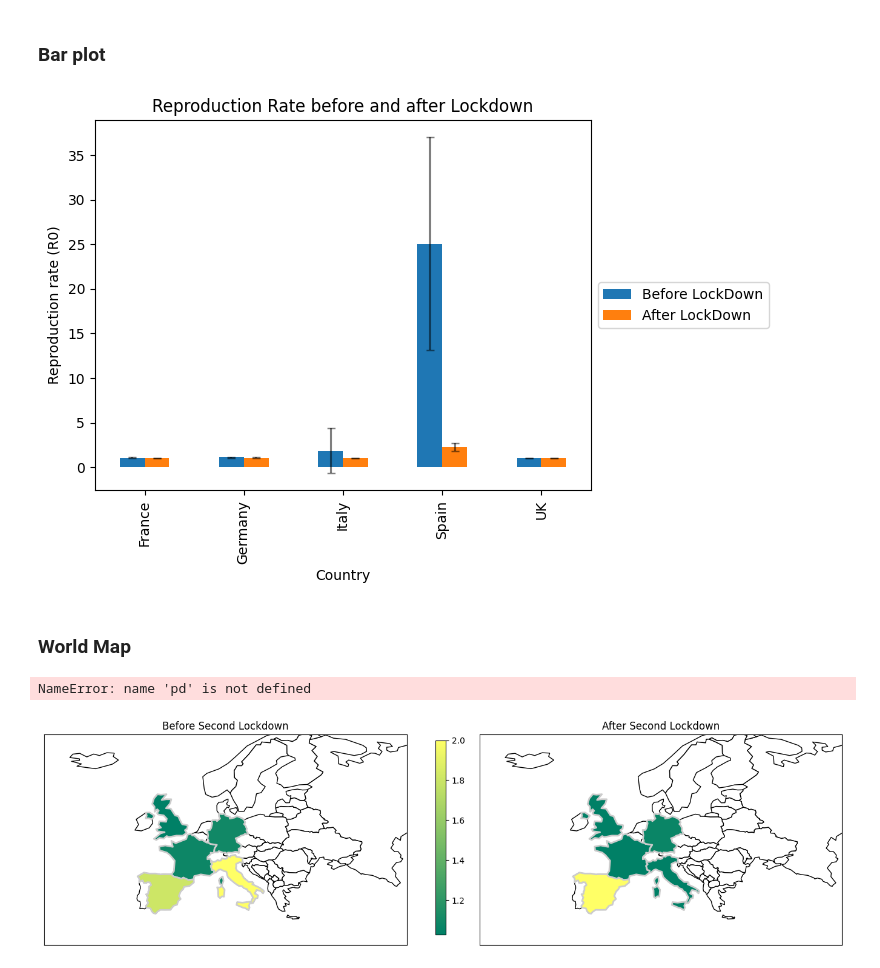
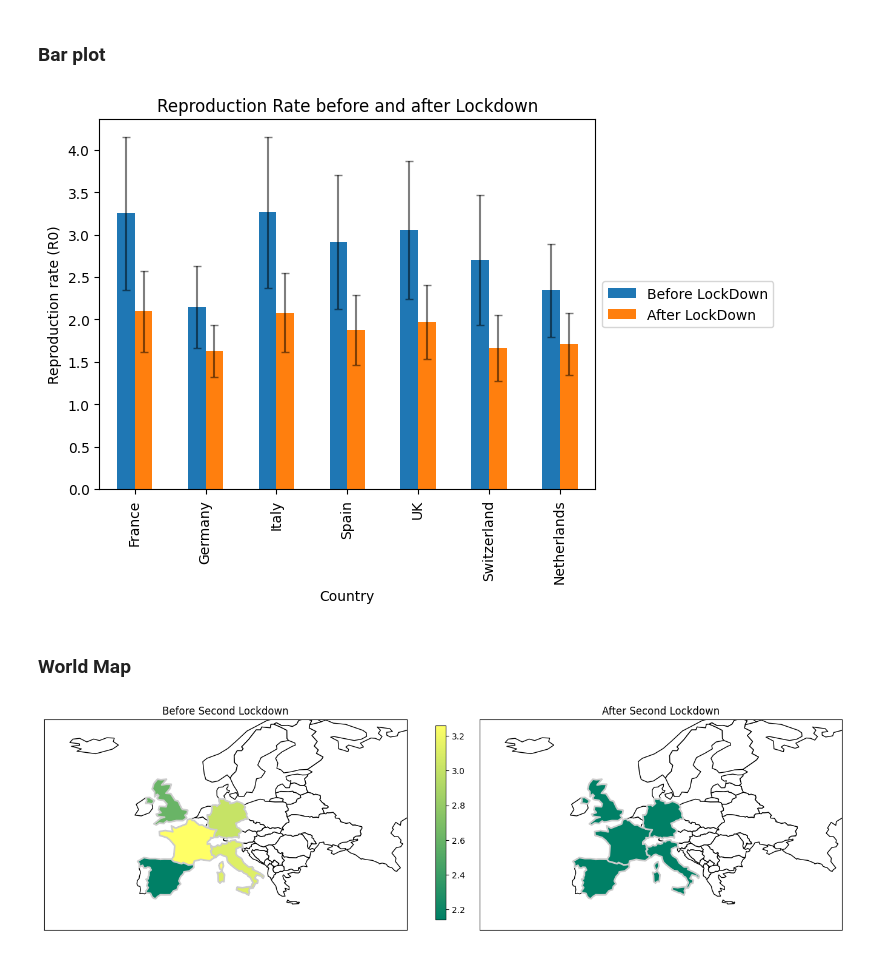
Before and after one commit to zenodea/MCMC_parameter_estimation, a Jupyter notebook: Data Analysis/europe_graph.ipynb, the cells around one changed output. Drawn from its saved outputs; the diff is of its cells as text; code cells hidden in the pictures.

```diff
--- a/Data Analysis/europe_graph.ipynb
+++ b/Data Analysis/europe_graph.ipynb
@@ -12,16 +11,22 @@ geo_df = gpd.read_file(shapefile)
 # %%
 country_names = ['France','Germany','Italy','Spain','UK', 'Switzerland', 'Netherlands']
 data = {}
-data_sl = {}
 sd = {}
-sd_sl = {}
+
+s_data = {}
+s_sd = {}
 for country in country_names:
     df_before = pd.read_csv('mcmc_data/'+country+"/fLock_before.csv")
     df_after = pd.read_csv('mcmc_data/'+country+"/fLock_after.csv")
     data[country] = [df_before.loc[4][1],df_after.loc[4][1]]
     sd[country] = [df_before.loc[4][2], df_after.loc[4][2]]
+
+    df_before = pd.read_csv('mcmc_data/'+country+"/sLock_before.csv")
+    df_after = pd.read_csv('mcmc_data/'+country+"/sLock_after.csv")
+    s_data[country] = [df_before.loc[4][1],df_after.loc[4][1]]
+    s_sd[country] = [df_before.loc[4][2], df_after.loc[4][2]]
 # %%
-def barplotReproduction(df, df_sd):
+def barplotReproduction(df, df_sd, saveLoc):
     fig, ax = plt.subplots()
     df.plot(kind='bar', ax=ax, yerr=df_sd, error_kw=dict( capsize=3, color='black', alpha=0.5, marker='x'))
     #ax = df.plot(kind='bar') # "same" as above
@@ -29,6 +34,7 @@ def barplotReproduction(df, df_sd):
     ax.legend(["Before LockDown", "After LockDown", "Standard Deviation"], loc='center left', bbox_to_anchor=(1, 0.5))
     ax.set_ylabel('Reproduction rate (R0)')
     ax.set_title('Reproduction Rate before and after Lockdown')
+    plt.savefig(saveLoc, dpi=300, bbox_inches = "tight")
 # %% [markdown]
 ## First Lockdown
 # %%
@@ -102,17 +109,17 @@ ax.tick_params(
 # %% [markdown]
 ### Bar plot
 # %%
-df = pd.DataFrame(data_sl).T
-df_sd = pd.DataFrame(sd_sl).T
-barplotReproduction(df,df_sd)
+df = pd.DataFrame(s_data).T
+df_sd = pd.DataFrame(s_sd).T
+barplotReproduction(df,df_sd, 'results/second_q/barplot_r.png')
 # %% [output]
-[figure, old version]
+[figure, new version]
 # %% [markdown]
 ### World Map
 # %%
-df = pd.DataFrame(data_sl).T
+df = pd.DataFrame(s_data).T
 df.columns = ['before_R0','after_R0']
-df['SOVEREIGNT'] = ['France','Germany','Italy','Spain','United Kingdom']
+df['SOVEREIGNT'] = ['Switzerland','Netherlands','France','Germany','Italy','Spain','United Kingdom']
 df
 # General Information
 country_list = ['France','Germany','Italy','Spain','United Kingdom']
@@ -120,8 +127,6 @@ col = "Example"
 map_df = geo_df[geo_df['NAME'].isin(country_list)]
 map_df = map_df.merge(df, on=['SOVEREIGNT'])
 map_df.loc[map_df['SOVEREIGNT'] == 'Spain', 'before_R0'] = 1.7
-# %% [output]
-NameError: name 'pd' is not defined
 # %%
 fig, (ax, ax2) = plt.subplots(1,2, figsize=(17,8))
 
@@ -130,7 +135,7 @@ geo_df[(geo_df["CONTINENT"] == "Europe")].plot(column=col, ax=ax, color='white',
 
 col = 'before_R0'
 vmin = df[col].min()
-vmax = 2
+vmax = df[col].max()
 
 # Adding Cmap to
 cmap = 'summer'
@@ -169,5 +174,6 @@ ax.tick_params(
     left=False,
     labelleft=False,        # ticks along the top edge are off
     labelbottom=False)
+plt.savefig('results/second_q/europe_map.png')
 # %% [output]
-[figure, old version]
+[figure, new version]
```
Also changed, not shown: parts of 6 cells of this notebook, 33 other files.
